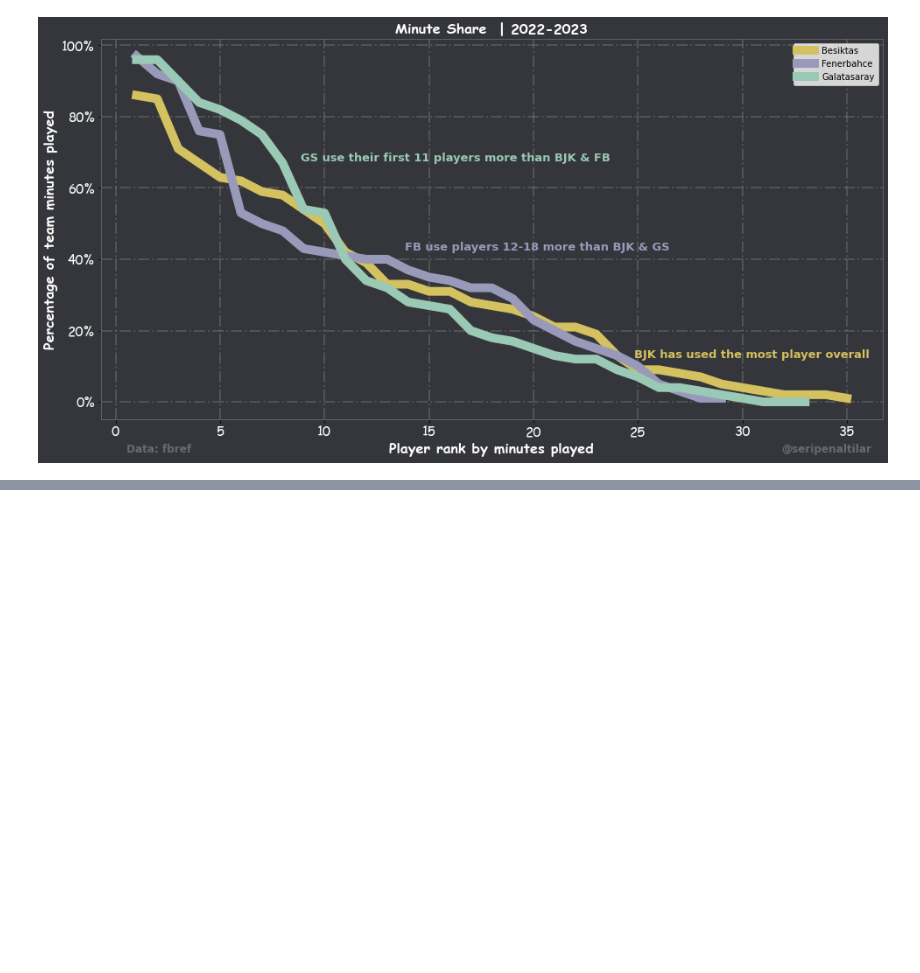
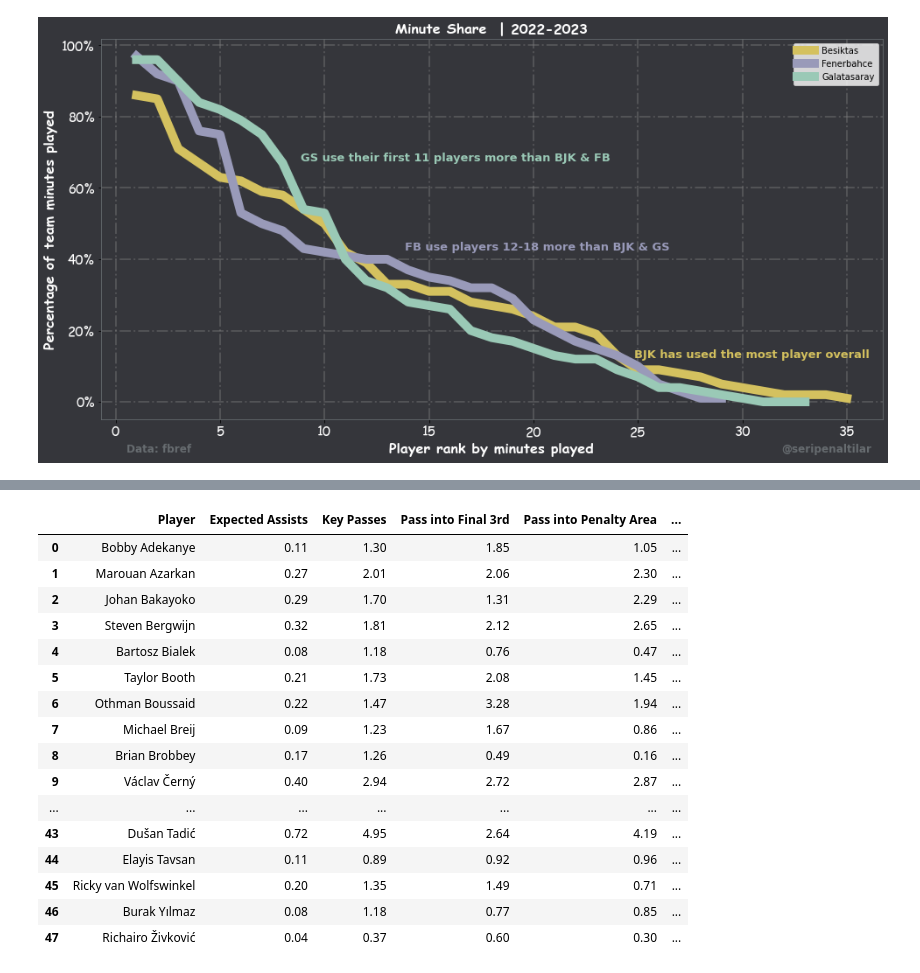
Before and after one commit to cabulut/totalfootball, a Jupyter notebook: Besiktas xG vs Goal flow chart.ipynb, the cells around one changed output, grey strips where cells are left out. Saved outputs shown, nothing was run; the diff lists cells and outputs as text; code cells hidden in the pictures; blank space fills up the shorter version.

```diff
--- a/Besiktas xG vs Goal flow chart.ipynb
+++ b/Besiktas xG vs Goal flow chart.ipynb
@@ -2638,0 +2567,20 @@ df[df['Player']=='Arda Güler']
+# %%
+df
+# %% [output]
+|  | Player | Expected Assists | Key Passes | Pass into Final 3rd | Pass into Penalty Area | ... |
+| 0 | Bobby Adekanye | 0.11 | 1.30 | 1.85 | 1.05 | ... |
+| 1 | Marouan Azarkan | 0.27 | 2.01 | 2.06 | 2.30 | ... |
+| 2 | Johan Bakayoko | 0.29 | 1.70 | 1.31 | 2.29 | ... |
+| 3 | Steven Bergwijn | 0.32 | 1.81 | 2.12 | 2.65 | ... |
+| 4 | Bartosz Bialek | 0.08 | 1.18 | 0.76 | 0.47 | ... |
+| 5 | Taylor Booth | 0.21 | 1.73 | 2.08 | 1.45 | ... |
+| 6 | Othman Boussaid | 0.22 | 1.47 | 3.28 | 1.94 | ... |
+| 7 | Michael Breij | 0.09 | 1.23 | 1.67 | 0.86 | ... |
+| 8 | Brian Brobbey | 0.17 | 1.26 | 0.49 | 0.16 | ... |
+| 9 | Václav Černý | 0.40 | 2.94 | 2.72 | 2.87 | ... |
+| ... | ... | ... | ... | ... | ... | ... |
+| 43 | Dušan Tadić | 0.72 | 4.95 | 2.64 | 4.19 | ... |
+| 44 | Elayis Tavsan | 0.11 | 0.89 | 0.92 | 0.96 | ... |
+| 45 | Ricky van Wolfswinkel | 0.20 | 1.35 | 1.49 | 0.71 | ... |
+| 46 | Burak Yılmaz | 0.08 | 1.18 | 0.77 | 0.85 | ... |
+| 47 | Richairo Živković | 0.04 | 0.37 | 0.60 | 0.30 | ... |
```
Also changed, not shown: parts of 29 cells of this notebook, 1 other file.
